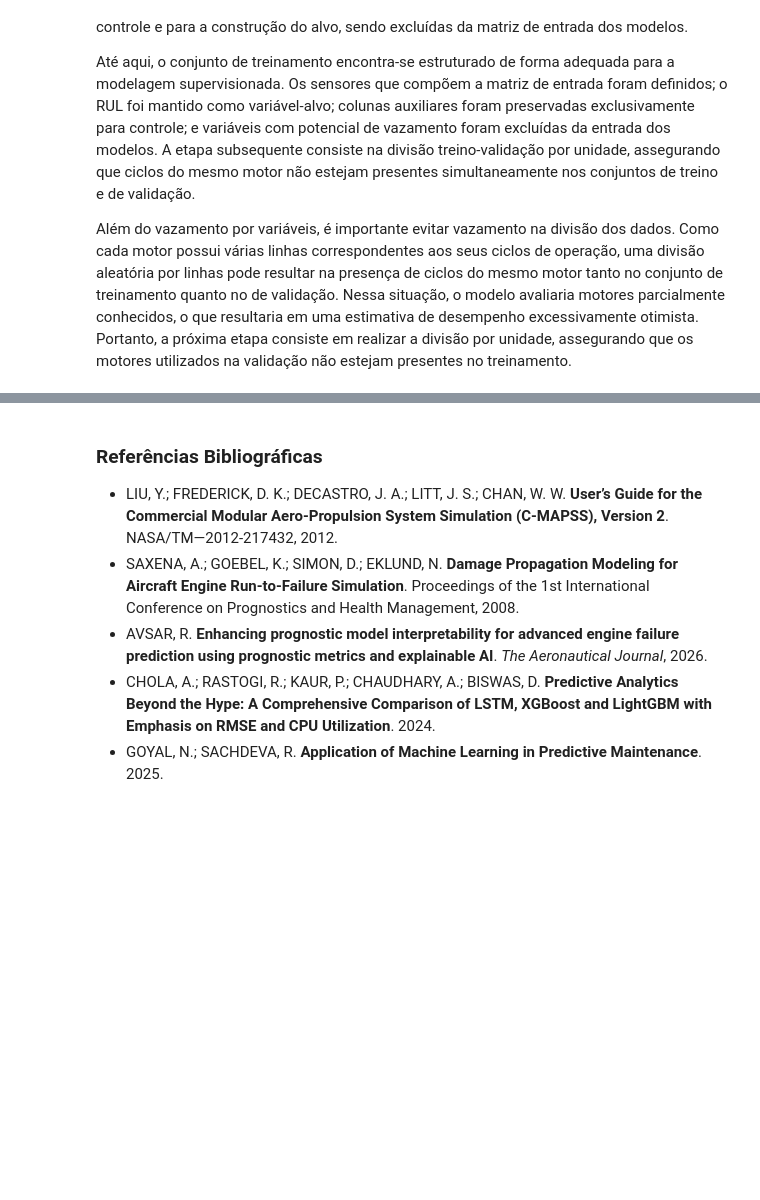
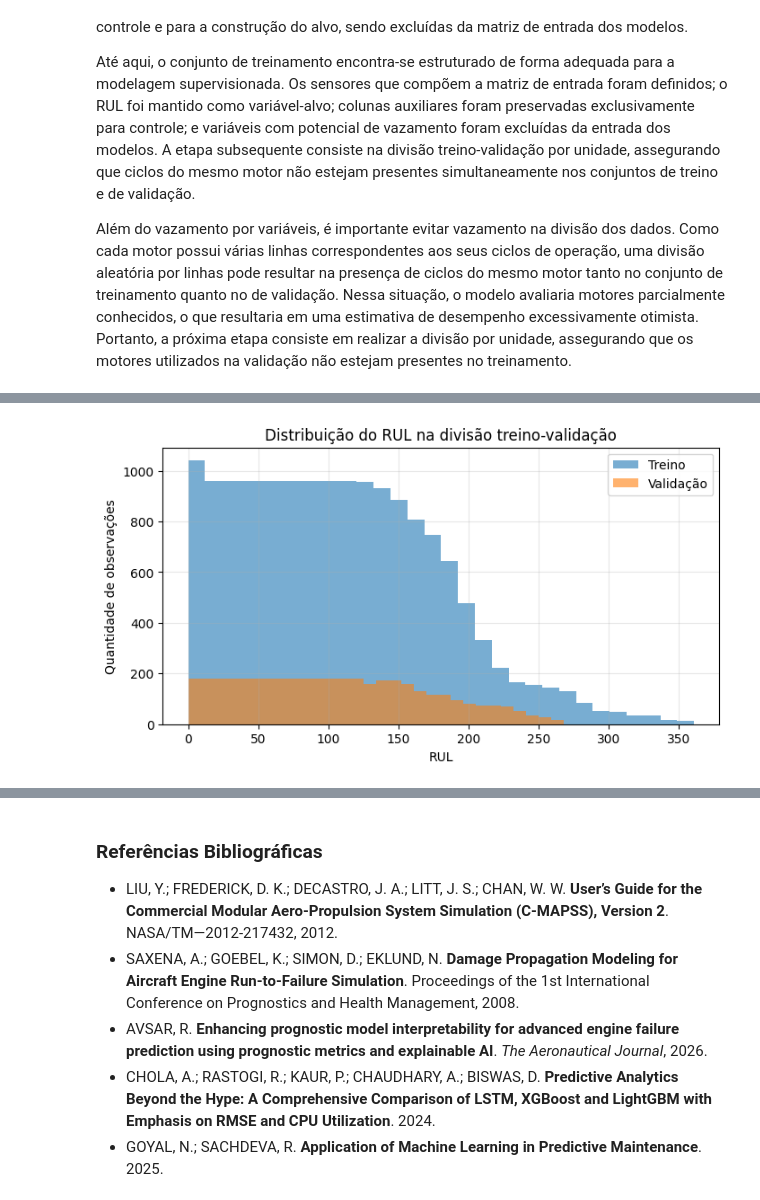
Before and after one commit to ander-oliveira/rul-prediction-cmapss, a Jupyter notebook: Prediction_RUL_CMAPSS.ipynb, the cells around one changed output, grey strips where cells are left out. Saved outputs shown, nothing was run; the diff lists cells and outputs as text; code cells hidden in the pictures; blank space fills up the shorter version.

Commit message:
Phase 5: Split dataset - train and test

```diff
--- a/Prediction_RUL_CMAPSS.ipynb
+++ b/Prediction_RUL_CMAPSS.ipynb
@@ -1074,0 +1095,12 @@ Além do vazamento por variáveis, é importante evitar vazamento na divisão do
+# %%
+splitter = GroupShuffleSplit(n_splits=1, test_size=0.20, random_state=42)
+train_idx, val_idx = next(splitter.split(X_train_raw, y_train, groups=train_groups))
+# %%
+X_train_split = X_train_raw.iloc[train_idx].copy()
+X_val_split = X_train_raw.iloc[val_idx].copy()
+
+y_train_split = y_train.iloc[train_idx].copy()
+y_val_split = y_train.iloc[val_idx].copy()
+
+groups_train_split = train_groups.iloc[train_idx].copy()
+groups_val_split = train_groups.iloc[val_idx].copy()
@@ -1074,0 +1147,13 @@ Além do vazamento por variáveis, é importante evitar vazamento na divisão do
+# %%
+plt.figure(figsize=(8, 4))
+plt.hist(y_train_split, bins=30, alpha=0.6, label="Treino")
+plt.hist(y_val_split, bins=30, alpha=0.6, label="Validação")
+
+plt.title("Distribuição do RUL na divisão treino-validação")
+plt.xlabel("RUL")
+plt.ylabel("Quantidade de observações")
+plt.legend()
+plt.grid(alpha=0.3)
+plt.show()
+# %% [output]
+[figure, added]
```
Also changed, not shown: parts of 12 cells of this notebook, 1 other file.
